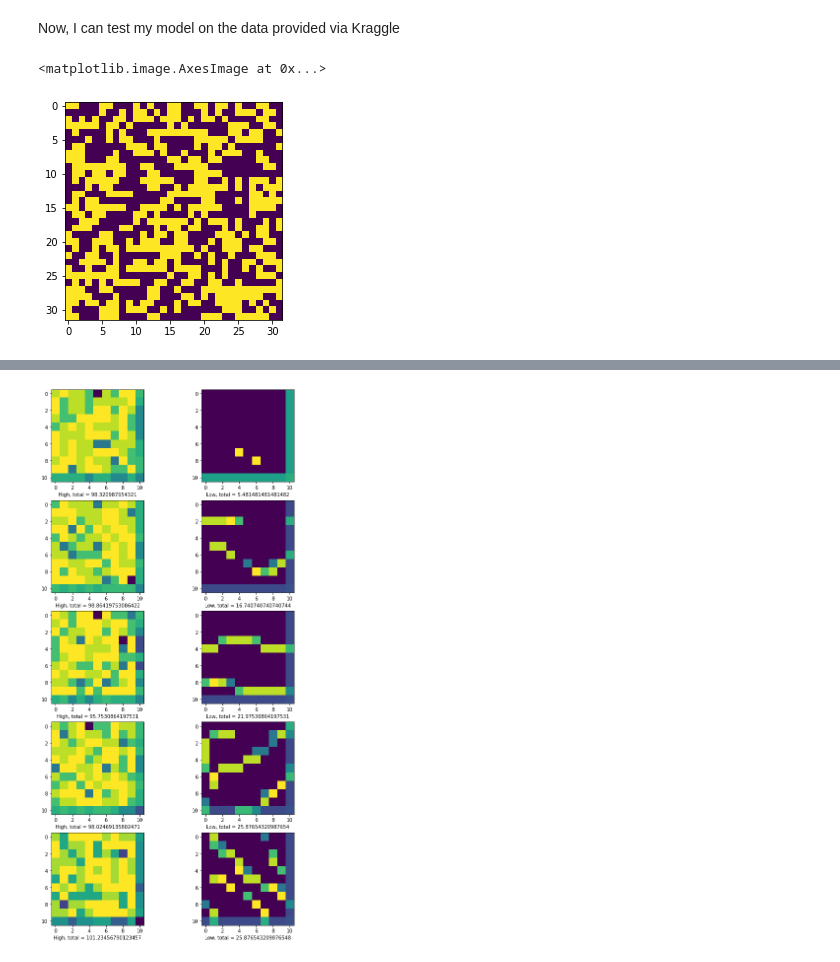
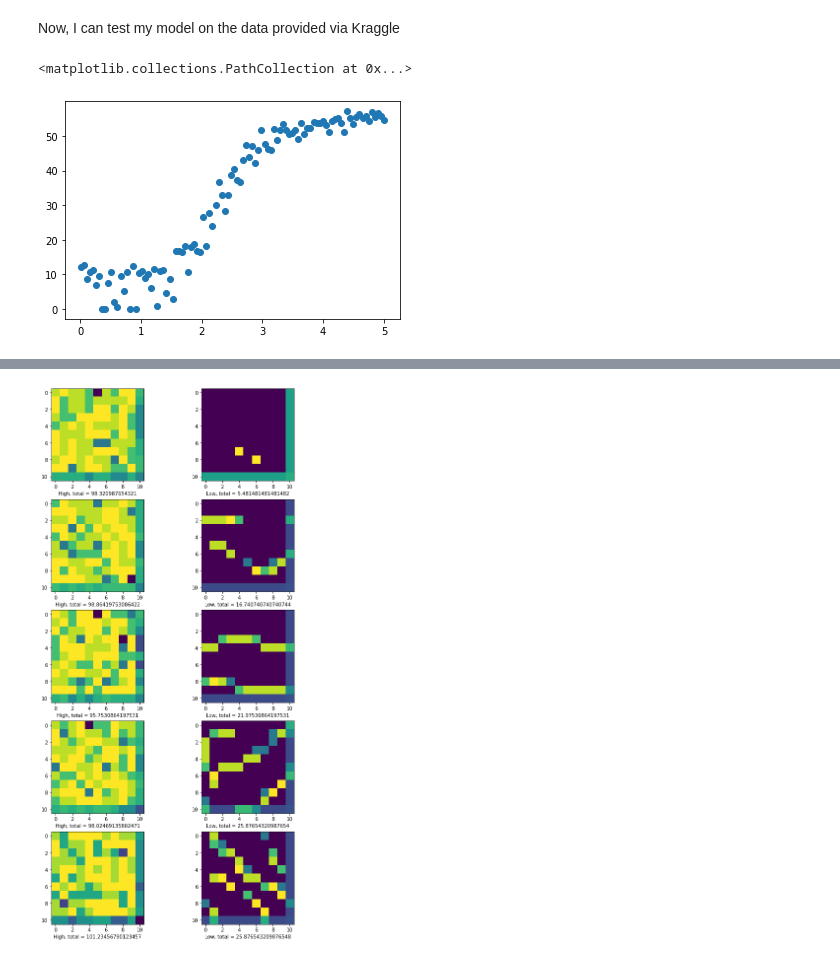
Before and after one commit to zmiller22/AM216, a Jupyter notebook: HW2/P2_Ising.ipynb, the cells around one changed output, grey strips where cells are left out. Cells and saved outputs as stored; diff of their text form; code cells hidden in the pictures.

```diff
--- a/HW2/P2_Ising.ipynb
+++ b/HW2/P2_Ising.ipynb
@@ -252,11 +252,20 @@ class Ising():
         for i in range(times):
             self.mcmove(config, self.N, 1.0/self.temp)
         return config
+
+def loc_var(img):
+    loc_var_img = block_reduce(img, block_size=(4,4), func=np.var)
+    return loc_var_img
 # %%
-temps_vec = np.linspace(0,10,num=50)
+temps_vec = np.linspace(0.01,5,num=100)
 
 sim_data = []
 for temp in temps_vec:
+    ising_simu = Ising(32, temp)
+    img = ising_simu.simulate()
+    sim_data.append(np.sum(loc_var(img)))
+
+plt.scatter(temps_vec, sim_data)
 # %% [output]
-<matplotlib.image.AxesImage at 0x...>
+<matplotlib.collections.PathCollection at 0x...>
-[figure, old version]
+[figure, new version]
```
Also changed, not shown: parts of 4 cells of this notebook.
